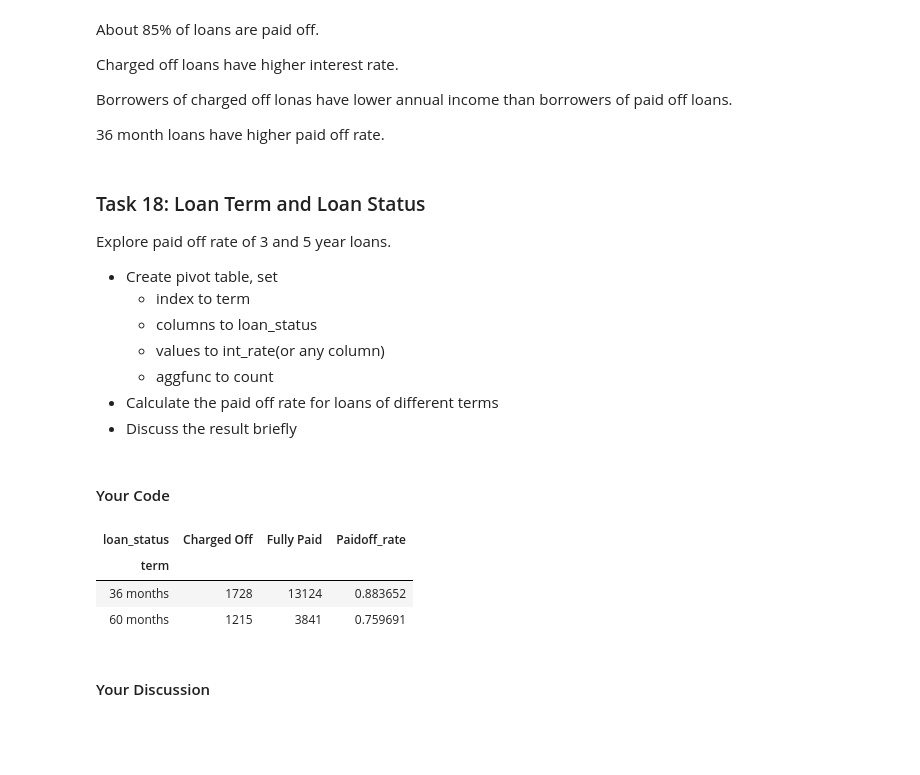
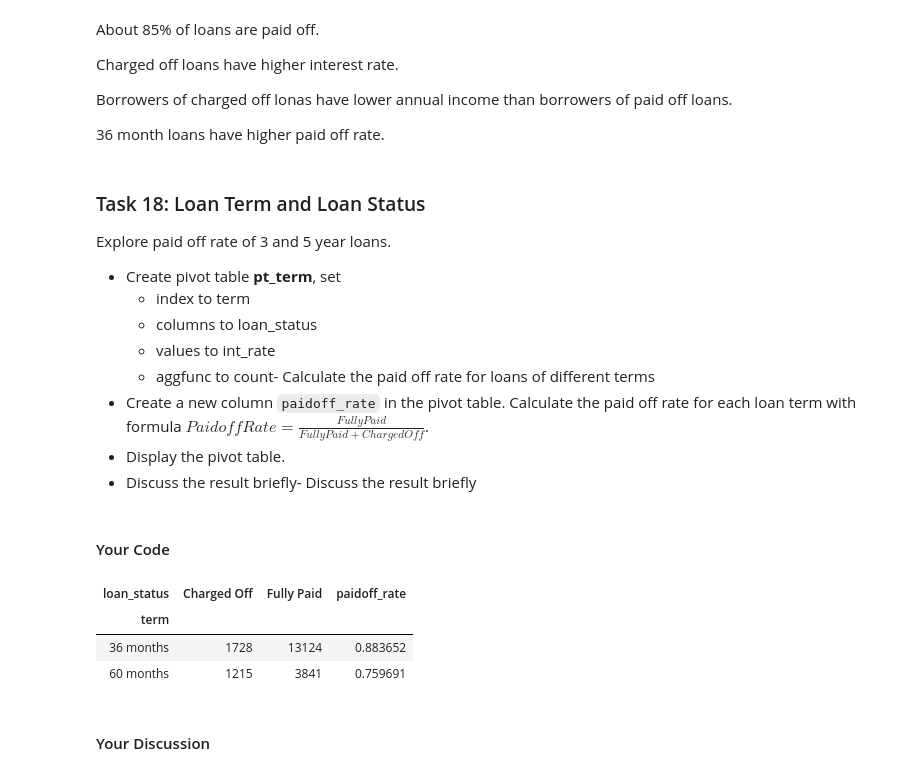
Before and after one commit to zllu2/iMSA570_Linden, a Jupyter notebook: project/lendingclub/accy576_project_solution.ipynb, the cells around one changed output. Drawn from its saved outputs; the diff is of its cells as text; code cells hidden in the pictures; blank space fills up the shorter version.

```diff
--- a/project/lendingclub/accy576_project_solution.ipynb
+++ b/project/lendingclub/accy576_project_solution.ipynb
@@ -545,21 +550,22 @@ Borrowers of charged off lonas have lower annual income than borrowers of paid o
 
 Explore paid off rate of 3 and 5 year loans.
 
-- Create pivot table, set
+- Create pivot table **pt_term**, set
   - index to term
   - columns to loan_status
-  - values to int_rate(or any column)
-  - aggfunc to count
-- Calculate the paid off rate for loans of different terms
-- Discuss the result briefly
+  - values to int_rate
+  - aggfunc to count- Calculate the paid off rate for loans of different terms
+- Create a new column `paidoff_rate` in the pivot table. Calculate the paid off rate for each loan term with formula $Paid off Rate = \frac{FullyPaid}{Fully Paid+Charged Off}$.
+- Display the pivot table.
+- Discuss the result briefly- Discuss the result briefly
 # %% [markdown]
 #### Your Code
 # %%
-tl_df = loan_df.pivot_table(index='term', columns='loan_status', values='int_rate', aggfunc='count')
-tl_df['Paidoff_rate'] = tl_df['Fully Paid']/(tl_df['Charged Off']+tl_df['Fully Paid'])
-tl_df
+pt_term = loan_df.pivot_table(index='term', columns='loan_status', values='int_rate', aggfunc='count')
+pt_term['paidoff_rate'] = pt_term['Fully Paid']/(pt_term['Charged Off']+pt_term['Fully Paid'])
+pt_term
 # %% [output]
-| loan_status | Charged Off | Fully Paid | Paidoff_rate |
+| loan_status | Charged Off | Fully Paid | paidoff_rate |
 | term |  |  |  |
 | 36 months | 1728 | 13124 | 0.883652 |
 | 60 months | 1215 | 3841 | 0.759691 |
```
Also changed, not shown: parts of 27 cells of this notebook.
